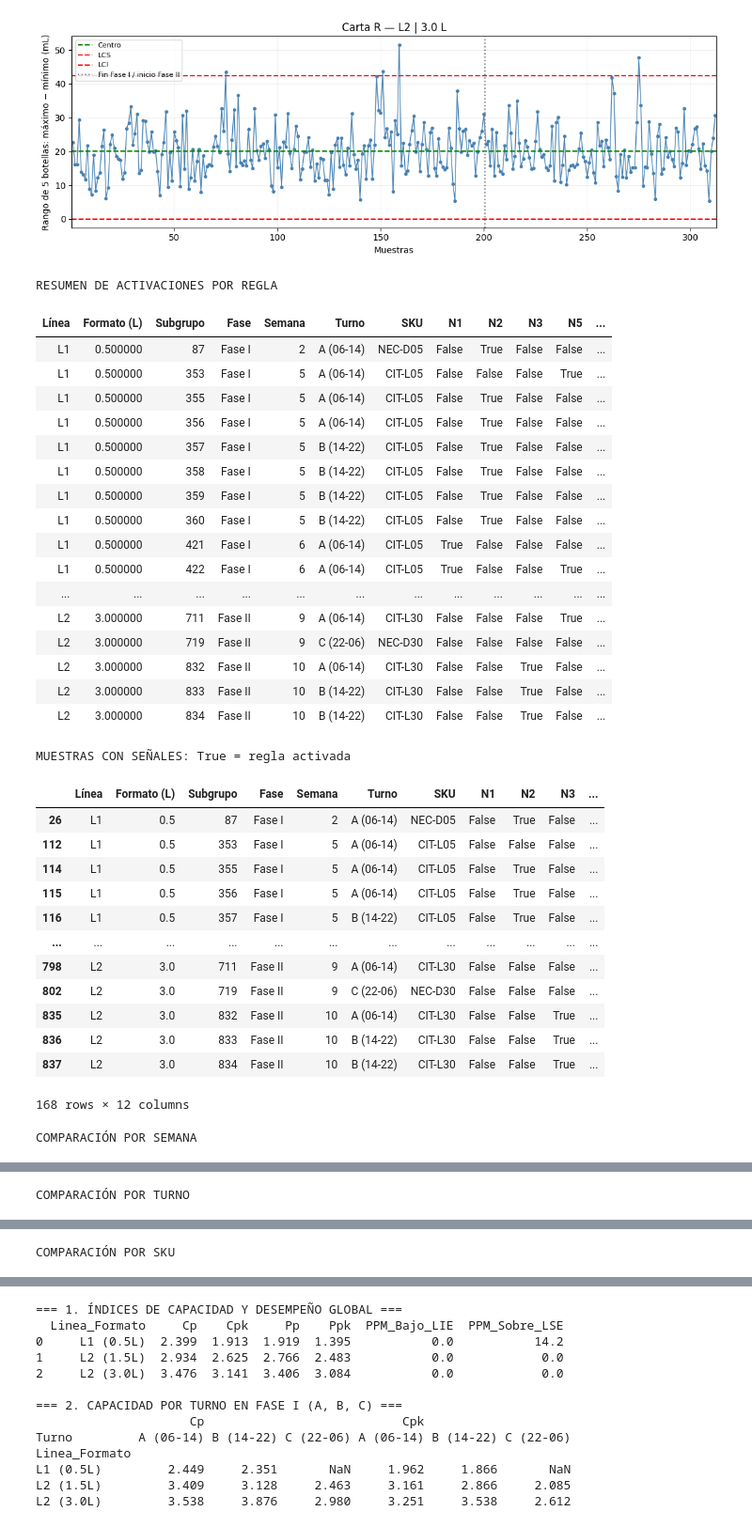
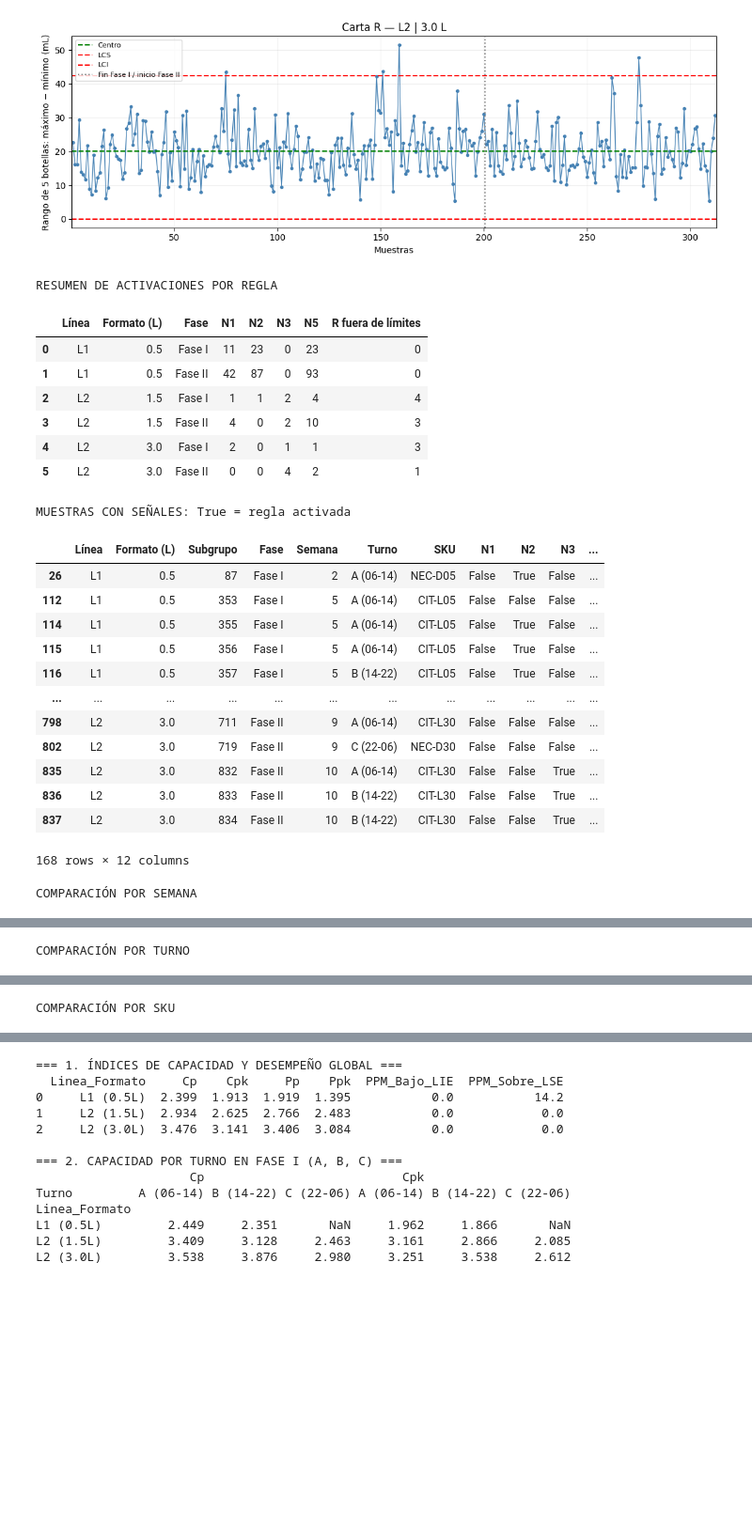
Before and after one commit to tipismaca/Trabajo-Bebidas-del-Maipo-SA, a Jupyter notebook: CasodeEstudio.ipynb, the cells around one changed output, grey strips where cells are left out. Shown at 94% size. Drawn from its saved outputs; the diff is of its cells as text; code cells hidden in the pictures; blank space fills up the shorter version.

```diff
--- a/CasodeEstudio.ipynb
+++ b/CasodeEstudio.ipynb
@@ -255,7 +255,7 @@ resumen_reglas = resumen_reglas.rename(columns={
 })
 
 print('RESUMEN DE ACTIVACIONES POR REGLA')
-display(detalle.style.hide(axis='index'))
+display(resumen_reglas)
 
 
 # 4. TABLA DE MUESTRAS CON SEÑALES
@@ -283,50 +283,40 @@ display(detalle)
 
 # 5. COMPARAR POR SEMANA, TURNO Y SKU
 
 for campo in ['semana', 'turno', 'sku']:
 
     comparacion = df_control.groupby(
         ['linea', 'formato_L', campo]
     ).agg(
         muestras=('subgrupo', 'count'),
         con_alerta=('alerta', 'sum')
     ).reset_index()
 
     comparacion['porcentaje'] = (
         100 * comparacion['con_alerta']
         / comparacion['muestras']
     )
 
     comparacion = comparacion.rename(columns={
         'linea': 'Línea',
         'formato_L': 'Formato (L)',
         campo: campo.capitalize(),
         'muestras': 'Muestras observadas',
         'con_alerta': 'Muestras con señal',
         'porcentaje': '% con señal'
     })
 
     print(f'COMPARACIÓN POR {campo.upper()}')
     display(comparacion.round(2))
 # %% [output]
 RESUMEN DE ACTIVACIONES POR REGLA
-| Línea | Formato (L) | Subgrupo | Fase | Semana | Turno | SKU | N1 | N2 | N3 | N5 | ... |
-| L1 | 0.500000 | 87 | Fase I | 2 | A (06-14) | NEC-D05 | False | True | False | False | ... |
-| L1 | 0.500000 | 353 | Fase I | 5 | A (06-14) | CIT-L05 | False | False | False | True | ... |
-| L1 | 0.500000 | 355 | Fase I | 5 | A (06-14) | CIT-L05 | False | True | False | False | ... |
-| L1 | 0.500000 | 356 | Fase I | 5 | A (06-14) | CIT-L05 | False | True | False | False | ... |
-| L1 | 0.500000 | 357 | Fase I | 5 | B (14-22) | CIT-L05 | False | True | False | False | ... |
-| L1 | 0.500000 | 358 | Fase I | 5 | B (14-22) | CIT-L05 | False | True | False | False | ... |
-| L1 | 0.500000 | 359 | Fase I | 5 | B (14-22) | CIT-L05 | False | True | False | False | ... |
-| L1 | 0.500000 | 360 | Fase I | 5 | B (14-22) | CIT-L05 | False | True | False | False | ... |
-| L1 | 0.500000 | 421 | Fase I | 6 | A (06-14) | CIT-L05 | True | False | False | False | ... |
-| L1 | 0.500000 | 422 | Fase I | 6 | A (06-14) | CIT-L05 | True | False | False | True | ... |
-| ... | ... | ... | ... | ... | ... | ... | ... | ... | ... | ... | ... |
-| L2 | 3.000000 | 711 | Fase II | 9 | A (06-14) | CIT-L30 | False | False | False | True | ... |
-| L2 | 3.000000 | 719 | Fase II | 9 | C (22-06) | NEC-D30 | False | False | False | False | ... |
-| L2 | 3.000000 | 832 | Fase II | 10 | A (06-14) | CIT-L30 | False | False | True | False | ... |
-| L2 | 3.000000 | 833 | Fase II | 10 | B (14-22) | CIT-L30 | False | False | True | False | ... |
-| L2 | 3.000000 | 834 | Fase II | 10 | B (14-22) | CIT-L30 | False | False | True | False | ... |
+|  | Línea | Formato (L) | Fase | N1 | N2 | N3 | N5 | R fuera de límites |
+| 0 | L1 | 0.5 | Fase I | 11 | 23 | 0 | 23 | 0 |
+| 1 | L1 | 0.5 | Fase II | 42 | 87 | 0 | 93 | 0 |
+| 2 | L2 | 1.5 | Fase I | 1 | 1 | 2 | 4 | 4 |
+| 3 | L2 | 1.5 | Fase II | 4 | 0 | 2 | 10 | 3 |
+| 4 | L2 | 3.0 | Fase I | 2 | 0 | 1 | 1 | 3 |
+| 5 | L2 | 3.0 | Fase II | 0 | 0 | 4 | 2 | 1 |
 MUESTRAS CON SEÑALES: True = regla activada
 |  | Línea | Formato (L) | Subgrupo | Fase | Semana | Turno | SKU | N1 | N2 | N3 | ... |
 | 26 | L1 | 0.5 | 87 | Fase I | 2 | A (06-14) | NEC-D05 | False | True | False | ... |
```
Also changed, not shown: parts of 2 cells of this notebook.
